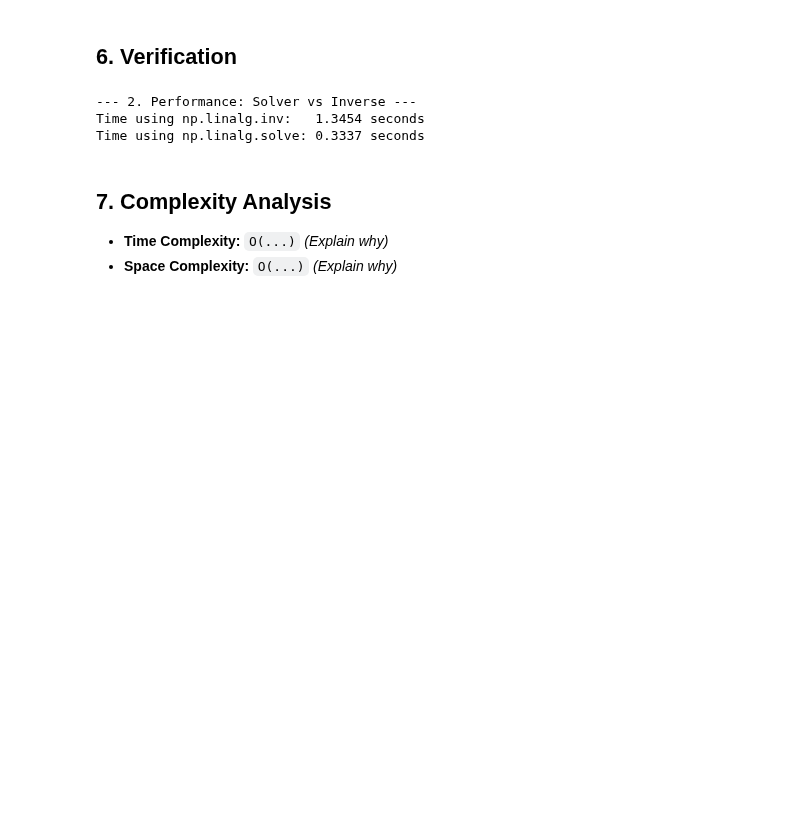
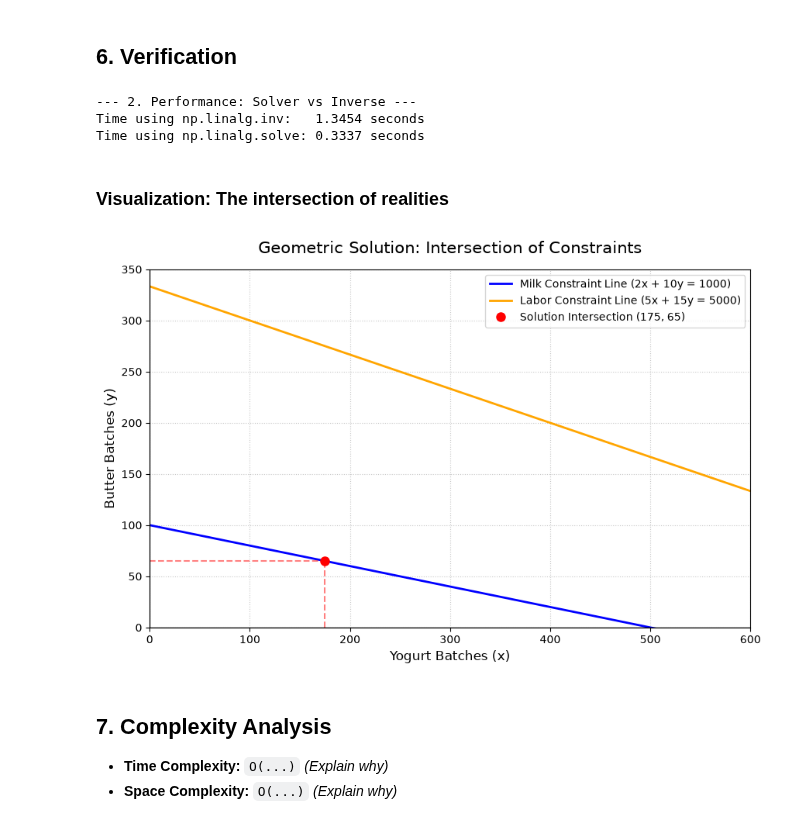
Before and after one commit to suwasghale/math-for-ai-100-days, a Jupyter notebook: Day_014_Solving_Systems_of_Linear_Equations_(Finding_the_unknown_algebraically)/day_014.ipynb, the cells around one changed output. Drawn from its saved outputs; the diff is of its cells as text; code cells hidden in the pictures; blank space fills up the shorter version.

Commit message:
visualization: the intersection of constraints

```diff
--- a/Day_014_Solving_Systems_of_Linear_Equations_(Finding_the_unknown_algebraically)/day_014.ipynb
+++ b/Day_014_Solving_Systems_of_Linear_Equations_(Finding_the_unknown_algebraically)/day_014.ipynb
@@ -92,6 +92,62 @@ print(f"Time using np.linalg.solve: {time_solve:.4f} seconds")
 --- 2. Performance: Solver vs Inverse ---
 Time using np.linalg.inv:   1.3454 seconds
 Time using np.linalg.solve: 0.3337 seconds
+# %% [markdown]
+### Visualization: The intersection of realities
+# %%
+import numpy as np
+import matplotlib.pyplot as plt
+
+# ==========================================
+# Data Setup
+# ==========================================
+
+# We have two equations for (x = Yogurt, y = Butter):
+# 1: 2x + 10y = 1000  =>  y = (1000 - 2x) / 10
+# 2: 5x + 15y = 5000  =>  y = (5000 - 5x) / 15
+
+# Generate x values (Yogurt batches)
+x_vals = np.linspace(0, 1000, 400)
+
+# Calculate corresponding y values (Butter batches) for each line
+y_milk = (1000 - 2 * x_vals) / 10
+y_labor = (5000 - 5 * x_vals) / 15
+
+# The solved intersection point (from our python solver logic)
+intersect_x = 175
+intersect_y = 65
+
+# ==========================================
+# Plotting
+# ==========================================
+
+fig, ax = plt.subplots(figsize=(10, 6))
+ax.set_title("Geometric Solution: Intersection of Constraints", fontsize=15, pad=15)
+
+# Plot the lines
+ax.plot(x_vals, y_milk, label='Milk Constraint Line (2x + 10y = 1000)', color='blue', linewidth=2)
+ax.plot(x_vals, y_labor, label='Labor Constraint Line (5x + 15y = 5000)', color='orange', linewidth=2)
+
+# Plot the exact solution intersection
+ax.plot(intersect_x, intersect_y, 'ro', markersize=8, label=f'Solution Intersection ({intersect_x}, {intersect_y})')
+
+# Add visual guide lines to the axes
+ax.vlines(intersect_x, 0, intersect_y, color='red', linestyle='--', alpha=0.5)
+ax.hlines(intersect_y, 0, intersect_x, color='red', linestyle='--', alpha=0.5)
+
+# Formatting
+ax.set_xlim(0, 600)
+ax.set_ylim(0, 350)
+ax.set_xlabel('Yogurt Batches (x)', fontsize=12)
+ax.set_ylabel('Butter Batches (y)', fontsize=12)
+ax.axhline(0, color='black', linewidth=1)
+ax.axvline(0, color='black', linewidth=1)
+ax.grid(True, linestyle=':', alpha=0.7)
+ax.legend(loc='upper right')
+
+plt.show()
+# %% [output]
+[figure, added]
 # %% [markdown]
 ## 7. Complexity Analysis
 - **Time Complexity:** `O(...)` *(Explain why)*
```
